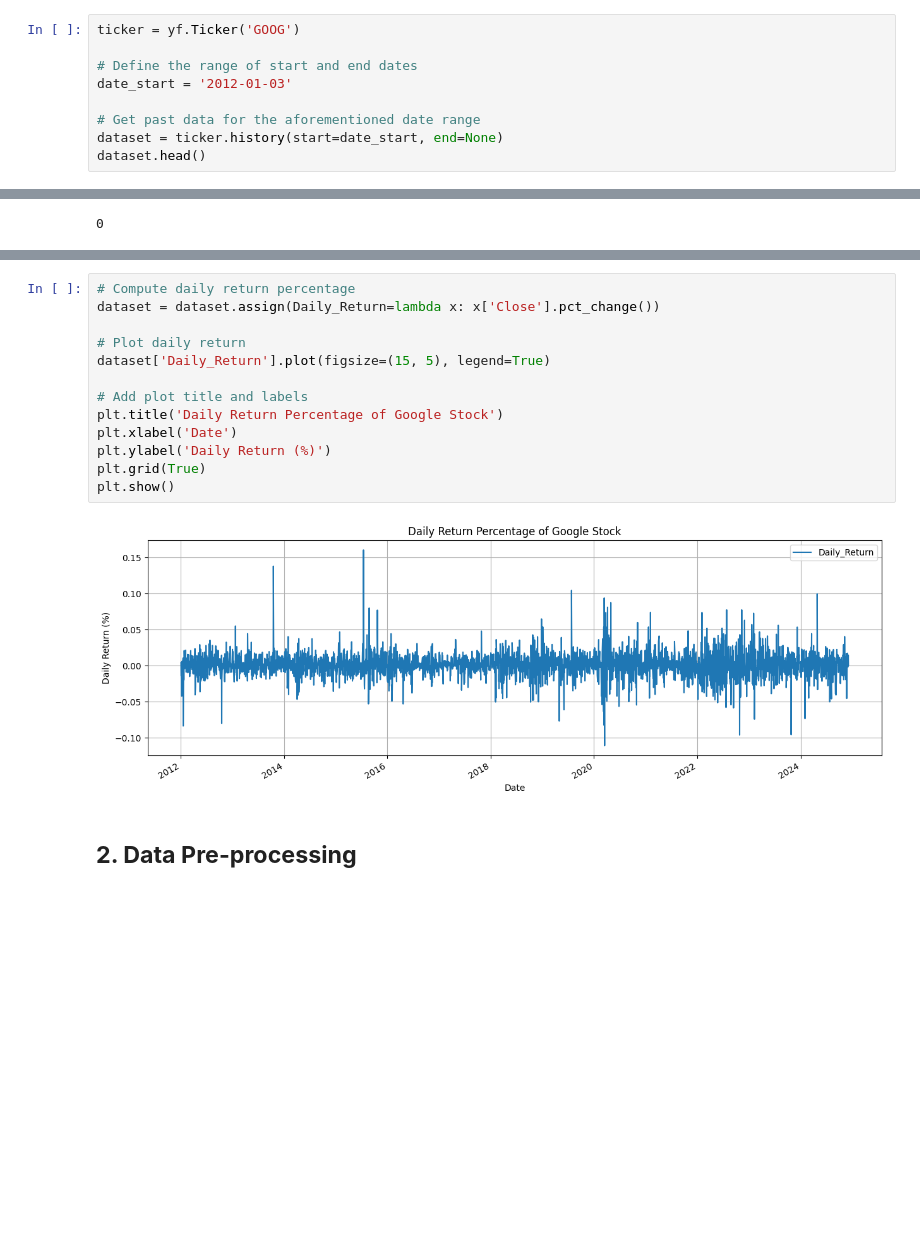
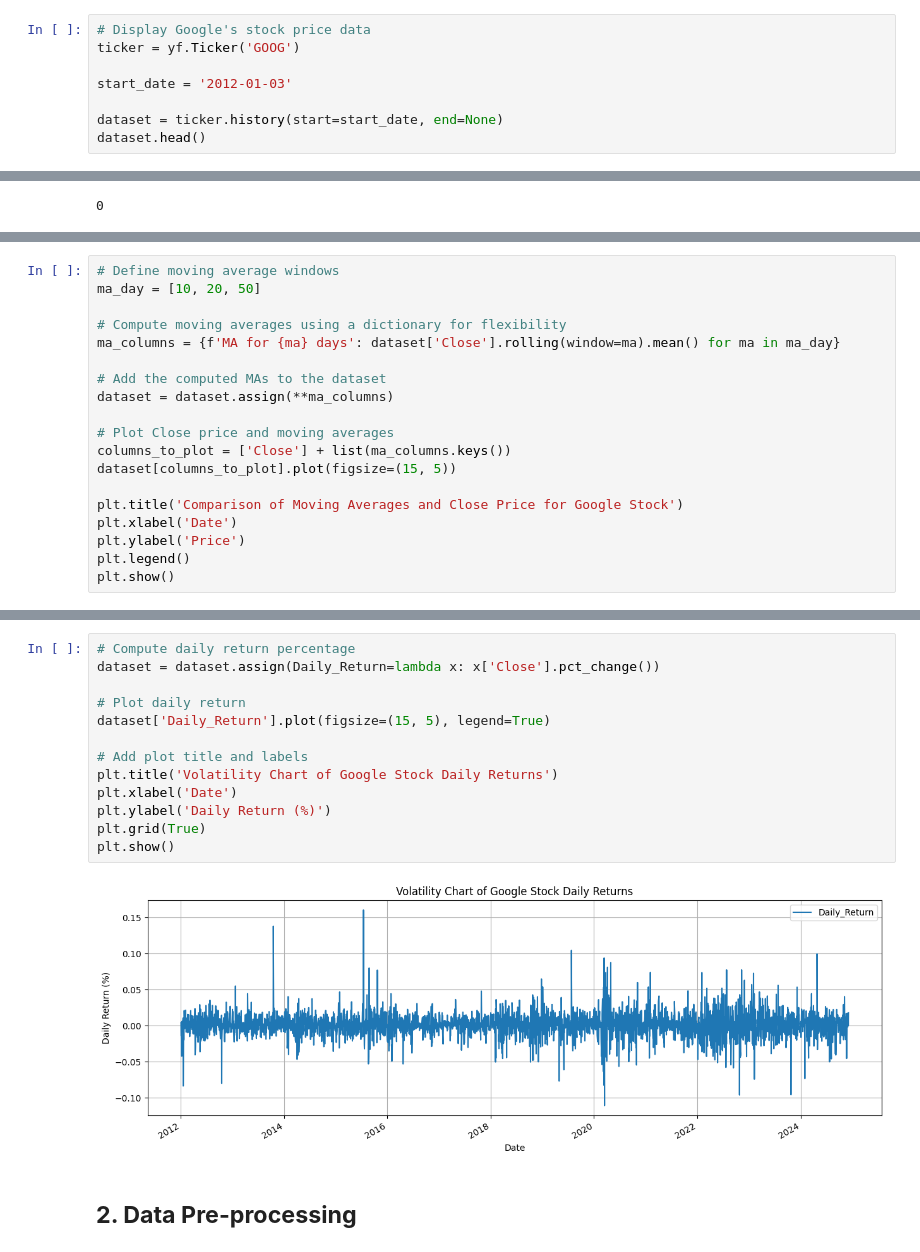
Before and after one commit to quocanhto85/RNNs-for-stock-price-prediction, a Jupyter notebook: RNN.ipynb, the cells around one changed output, grey strips where cells are left out. Saved outputs shown, nothing was run; the diff lists cells and outputs as text; blank space fills up the shorter version.

```diff
--- a/RNN.ipynb
+++ b/RNN.ipynb
@@ -138,13 +132,12 @@ def plot_grouped_predictions(predictions_list, indices, data_source, y_test, tit
 # %% [markdown]
 ## <b>1: Exploratory Data Analysis (EDA)</b>
 # %%
+# Display Google's stock price data
 ticker = yf.Ticker('GOOG')
 
-# Define the range of start and end dates
-date_start = '2012-01-03'
+start_date = '2012-01-03'
 
-# Get past data for the aforementioned date range
-dataset = ticker.history(start=date_start, end=None)
+dataset = ticker.history(start=start_date, end=None)
 dataset.head()
 # %% [output]
 |  | Open | High | Low | Close | Volume | Dividends | Stock Splits |
@@ -251,0 +235,19 @@ plt.show()
+# %%
+# Define moving average windows
+ma_day = [10, 20, 50]
+
+# Compute moving averages using a dictionary for flexibility
+ma_columns = {f'MA for {ma} days': dataset['Close'].rolling(window=ma).mean() for ma in ma_day}
+
+# Add the computed MAs to the dataset
+dataset = dataset.assign(**ma_columns)
+
+# Plot Close price and moving averages
+columns_to_plot = ['Close'] + list(ma_columns.keys())
+dataset[columns_to_plot].plot(figsize=(15, 5))
+
+plt.title('Comparison of Moving Averages and Close Price for Google Stock')
+plt.xlabel('Date')
+plt.ylabel('Price')
+plt.legend()
+plt.show()
@@ -252,18 +256,18 @@ plt.show()
 # %%
 # Compute daily return percentage
 dataset = dataset.assign(Daily_Return=lambda x: x['Close'].pct_change())
 
 # Plot daily return
 dataset['Daily_Return'].plot(figsize=(15, 5), legend=True)
 
 # Add plot title and labels
-plt.title('Daily Return Percentage of Google Stock')
+plt.title('Volatility Chart of Google Stock Daily Returns')
 plt.xlabel('Date')
 plt.ylabel('Daily Return (%)')
 plt.grid(True)
 plt.show()
 # %% [output]
-[figure, old version]
+[figure, new version]
 # %% [markdown]
 ## <b>2. Data Pre-processing</b>
 # %%
```
Also changed, not shown: parts of 23 cells of this notebook.
